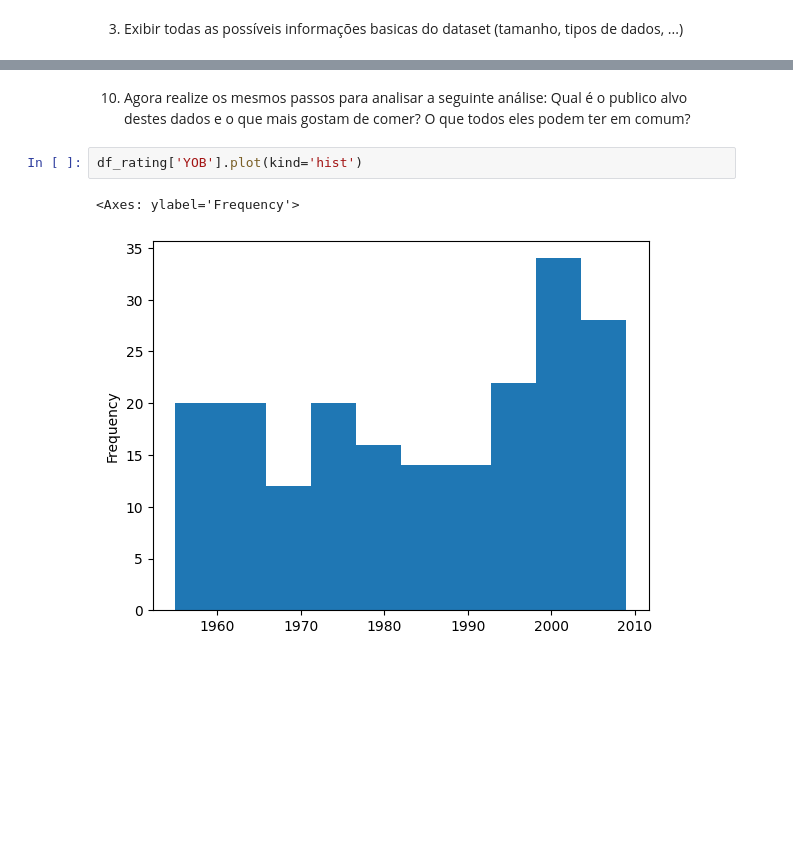
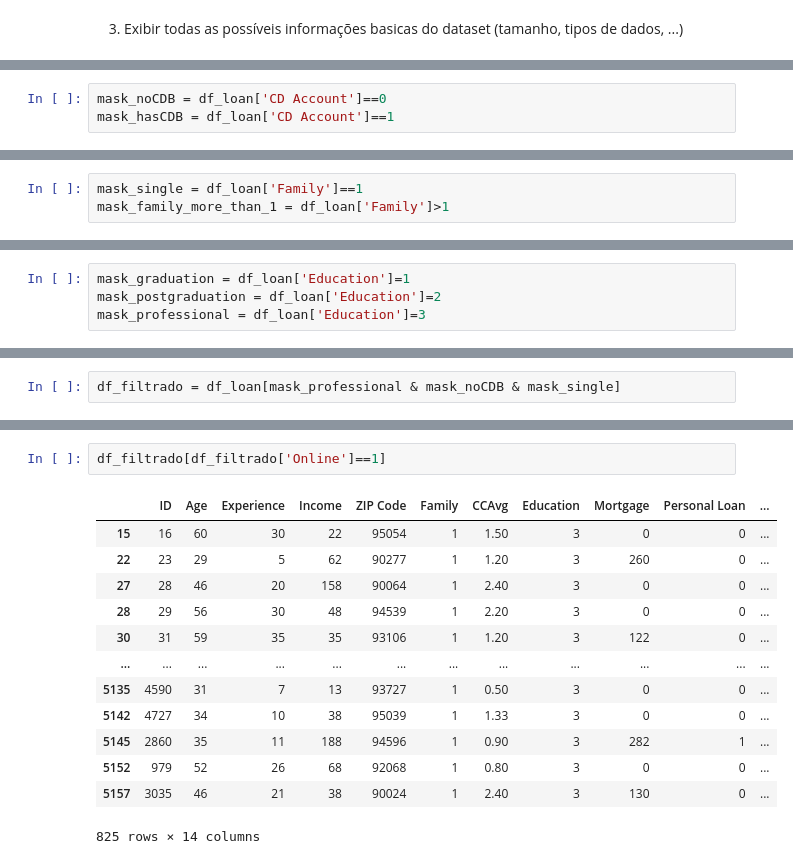
Before and after one commit to allansuzuki/ADA_classes, a Jupyter notebook: DS-PY-Data-Science/DS-PY-018 ANÁLISE EXPLORATÓRIA DE DADOS/Material do Aluno/Aula1_Intro_Pandas.ipynb, the cells around one changed output, grey strips where cells are left out. Cells and saved outputs as stored; diff of their text form; blank space fills up the shorter version.

```diff
--- a/DS-PY-Data-Science/DS-PY-018 ANÁLISE EXPLORATÓRIA DE DADOS/Material do Aluno/Aula1_Intro_Pandas.ipynb
+++ b/DS-PY-Data-Science/DS-PY-018 ANÁLISE EXPLORATÓRIA DE DADOS/Material do Aluno/Aula1_Intro_Pandas.ipynb
@@ -348 +557,4 @@ mask_professional = df_rating['Activity']=="Professional"
+# %%
+mask_noCDB = df_loan['CD Account']==0
+mask_hasCDB = df_loan['CD Account']==1
 # %% [markdown]
@@ -354 +563,4 @@ mask_married = df_rating['Marital Status']=="Married"
+# %%
+mask_single = df_loan['Family']==1
+mask_family_more_than_1 = df_loan['Family']>1
 # %% [markdown]
@@ -374 +569,5 @@ df_rating[mask_cuisines_ind_ita_jap]
+# %%
+mask_graduation = df_loan['Education']=1
+mask_postgraduation = df_loan['Education']=2
+mask_professional = df_loan['Education']=3
 # %% [markdown]
@@ -378 +575,3 @@ df_filtrado = df_rating[mask_professional & mask_married & mask_cuisines_ind_ita
+# %%
+df_filtrado = df_loan[mask_professional & mask_noCDB & mask_single]
 # %% [markdown]
@@ -400,7 +579,16 @@ df_filtrado[df_filtrado['Overall Rating']>3]
-# %% [markdown]
-10. Agora realize os mesmos passos para analisar a seguinte análise: Qual é o publico alvo destes dados e o que mais gostam de comer? O que todos eles podem ter em comum?
-# %%
-df_rating['YOB'].plot(kind='hist')
-# %% [output]
-<Axes: ylabel='Frequency'>
-[figure, removed]
+# %%
+df_filtrado[df_filtrado['Online']==1]
+# %% [output]
+|  | ID | Age | Experience | Income | ZIP Code | Family | CCAvg | Education | Mortgage | Personal Loan | ... |
+| 15 | 16 | 60 | 30 | 22 | 95054 | 1 | 1.50 | 3 | 0 | 0 | ... |
+| 22 | 23 | 29 | 5 | 62 | 90277 | 1 | 1.20 | 3 | 260 | 0 | ... |
+| 27 | 28 | 46 | 20 | 158 | 90064 | 1 | 2.40 | 3 | 0 | 0 | ... |
+| 28 | 29 | 56 | 30 | 48 | 94539 | 1 | 2.20 | 3 | 0 | 0 | ... |
+| 30 | 31 | 59 | 35 | 35 | 93106 | 1 | 1.20 | 3 | 122 | 0 | ... |
+| ... | ... | ... | ... | ... | ... | ... | ... | ... | ... | ... | ... |
+| 5135 | 4590 | 31 | 7 | 13 | 93727 | 1 | 0.50 | 3 | 0 | 0 | ... |
+| 5142 | 4727 | 34 | 10 | 38 | 95039 | 1 | 1.33 | 3 | 0 | 0 | ... |
+| 5145 | 2860 | 35 | 11 | 188 | 94596 | 1 | 0.90 | 3 | 282 | 1 | ... |
+| 5152 | 979 | 52 | 26 | 68 | 92068 | 1 | 0.80 | 3 | 0 | 0 | ... |
+| 5157 | 3035 | 46 | 21 | 38 | 90024 | 1 | 2.40 | 3 | 130 | 0 | ... |
+825 rows × 14 columns
```
Also changed, not shown: parts of 49 cells of this notebook, 1 other file.
